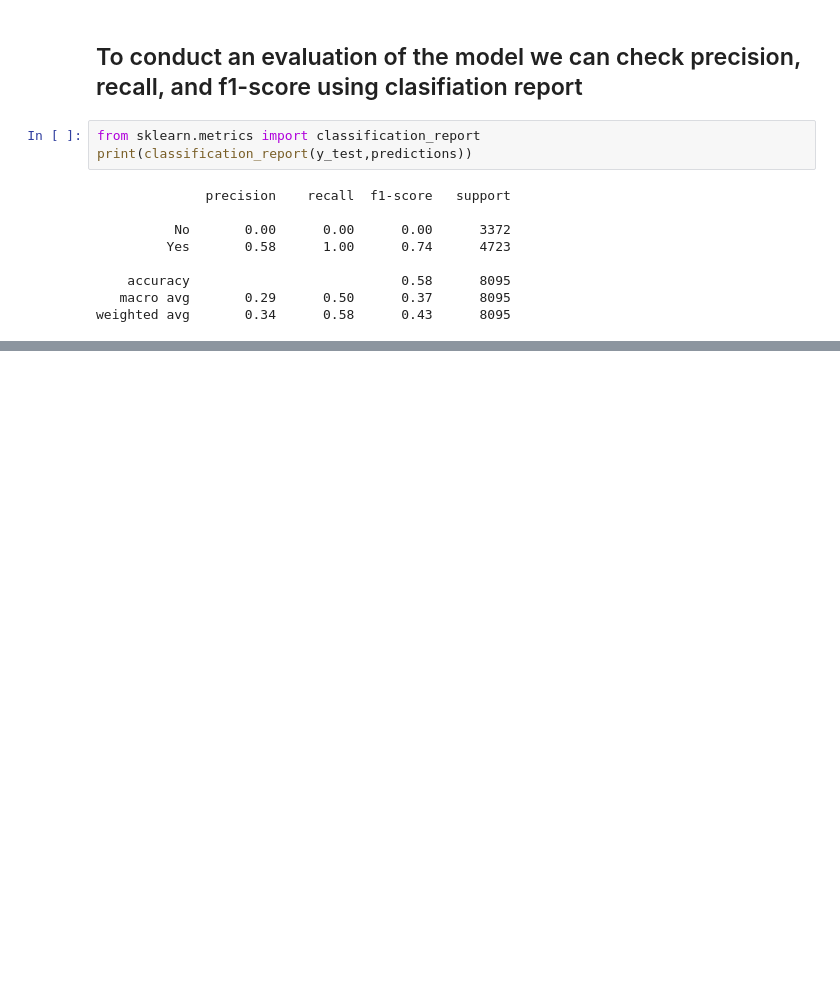
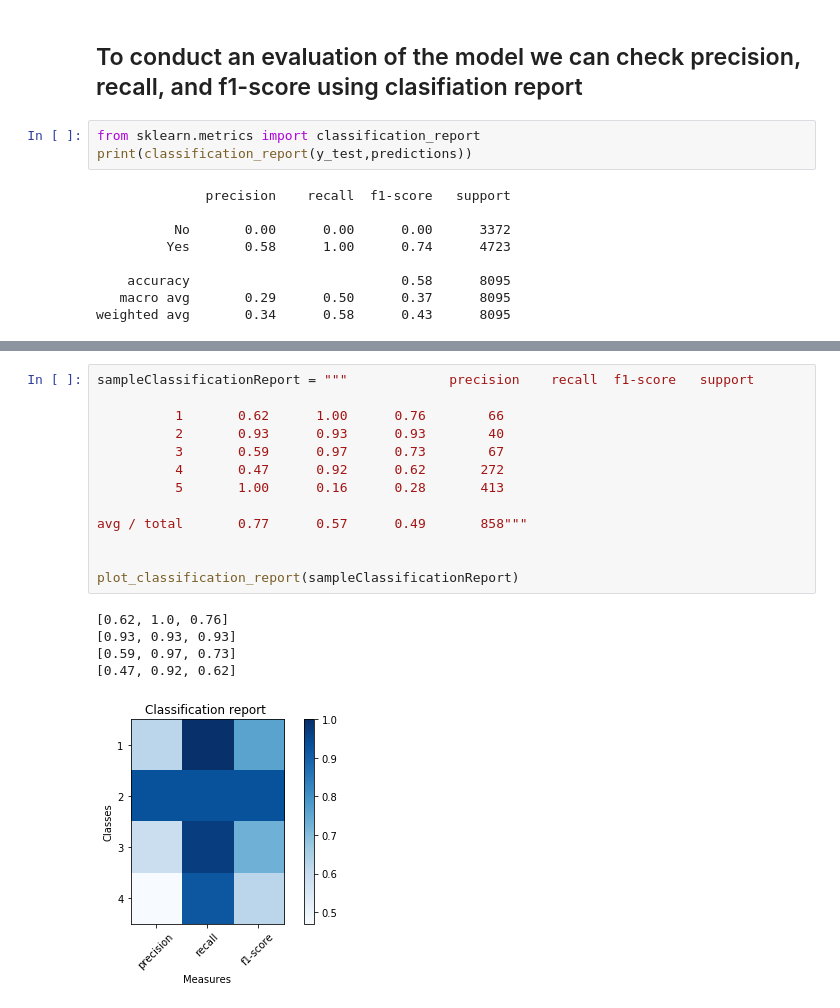
Before and after one commit to sachinac/ML7331, a Jupyter notebook: edgar_logistic.ipynb, the cells around one changed output, grey strips where cells are left out. Saved outputs shown, nothing was run; the diff lists cells and outputs as text; blank space fills up the shorter version.

Commit message:
plot clasification report

```diff
--- a/edgar_logistic.ipynb
+++ b/edgar_logistic.ipynb
@@ -363,0 +402,19 @@ weighted avg       0.34      0.58      0.43      8095
+# %%
+sampleClassificationReport = """             precision    recall  f1-score   support
+
+          1       0.62      1.00      0.76        66
+          2       0.93      0.93      0.93        40
+          3       0.59      0.97      0.73        67
+          4       0.47      0.92      0.62       272
+          5       1.00      0.16      0.28       413
+
+avg / total       0.77      0.57      0.49       858"""
+
+
+plot_classification_report(sampleClassificationReport)
+# %% [output]
+[0.62, 1.0, 0.76]
+[0.93, 0.93, 0.93]
+[0.59, 0.97, 0.73]
+[0.47, 0.92, 0.62]
+[figure, added]
```
Also changed, not shown: parts of 2 cells of this notebook.
